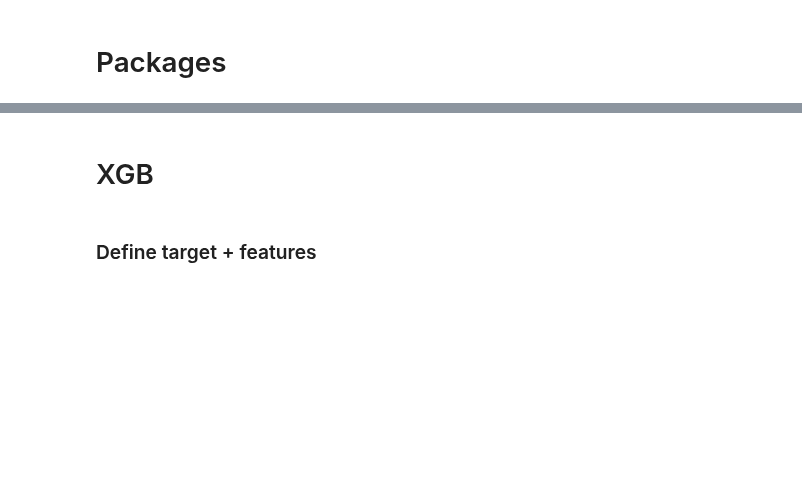
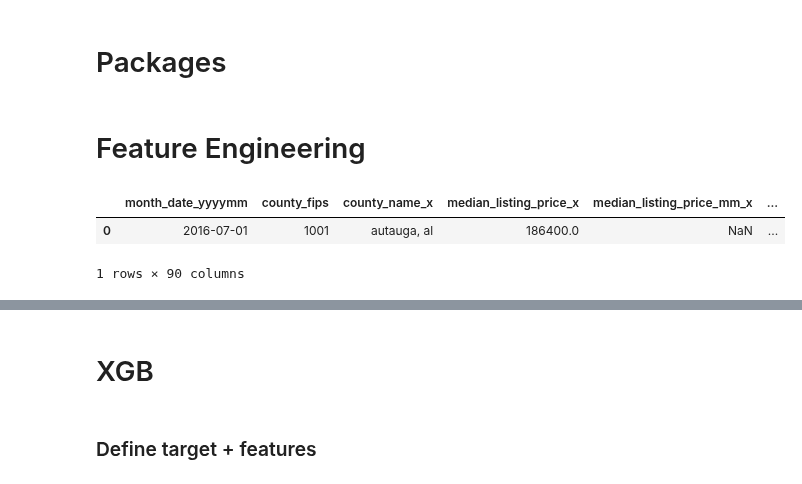
Before and after one commit to walde363/covid-housing-forecast, a Jupyter notebook: notebooks/model_testing_and_feature_engineering.ipynb, the cells around one changed output, grey strips where cells are left out. Cells and saved outputs as stored; diff of their text form; code cells hidden in the pictures; blank space fills up the shorter version.

```diff
--- a/notebooks/model_testing_and_feature_engineering.ipynb
+++ b/notebooks/model_testing_and_feature_engineering.ipynb
@@ -19,0 +17,8 @@ df = pd.read_csv("../data/processed/RDC_Inventory_Core_Metrics_Zip_History.csv")
+# %% [markdown]
+# Feature Engineering
+# %%
+df.head(1)
+# %% [output]
+|  | month_date_yyyymm | county_fips | county_name_x | median_listing_price_x | median_listing_price_mm_x | ... |
+| 0 | 2016-07-01 | 1001 | autauga, al | 186400.0 | NaN | ... |
+1 rows × 90 columns
```
Also changed, not shown: parts of 13 cells of this notebook, 2 other files.
